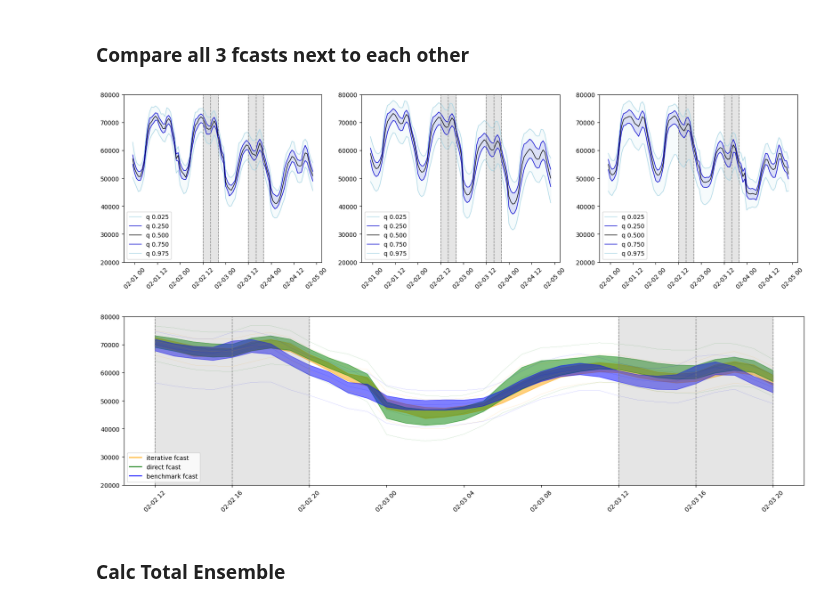
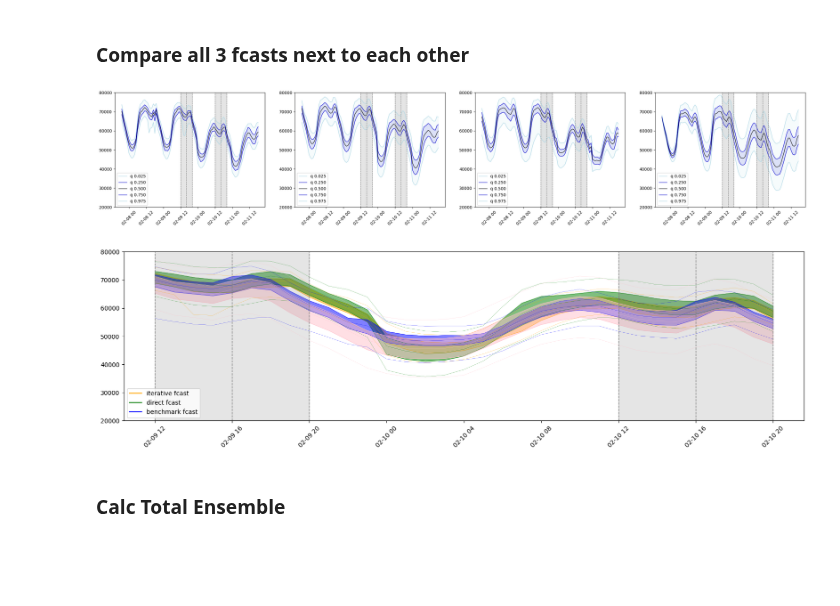
Before and after one commit to hikotei/2023_11-PTSFC, a Jupyter notebook: energy/2024_01_31 fcast pipeline v4.ipynb, the cells around one changed output. Cells and saved outputs as stored; diff of their text form; code cells hidden in the pictures; blank space fills up the shorter version.

Commit message:
fcast update

```diff
--- a/energy/2024_01_31 fcast pipeline v4.ipynb
+++ b/energy/2024_01_31 fcast pipeline v4.ipynb
@@ -154,0 +164,20 @@ with open(f'{path}/{train_start}_{train_end}_all_models_grad_boost.pickle', 'wb'
+# %%
+# = = = = = = = = = = = = = = = = = = = = = = = = = = = = = = = =
+# import trained models
+
+path = "C:/2023_11-PTSFC/submissions/2024_02_07"
+
+# get all files in directory that end with .pickle
+all_files = [file for file in os.listdir(path) if file.endswith(".pickle")]
+
+quant_reg_files = [file for file in all_files if "quant_reg" in file]
+grad_boost_files = [file for file in all_files if "grad_boost" in file]
+
+print(f"quant reg files: {quant_reg_files}")
+print(f"grad boost files: {grad_boost_files}")
+
+with open(f"{path}/{quant_reg_files[-1]}", "rb") as handle:
+    all_models_quant_reg = pickle.load(handle)
+
+with open(f"{path}/{grad_boost_files[-1]}", "rb") as handle:
+    all_models_grad_boost = pickle.load(handle)
@@ -164,8 +196,8 @@ print(f"first input dataframe from {start} to {end}")
 # this dataframe has values of past 7 days = last week
 # because in the first step we predict the next 12 hours
 # and we need the lagged values of last week for grad boost features
-df_energy_small = df_energy.loc[(df_energy.index > start) &
-                                (df_energy.index <= end)]
+df_energy_fcast_input_small = df_energy.loc[(df_energy.index > start) &
+                                            (df_energy.index <= end)]
 
 df_fcast_iter_all = pd.DataFrame()
 iterations = 4
@@ -181,8 +213,8 @@ print(f"> to be forecasted")
 for fcast_iter in range(iterations):
 
     if fcast_iter > 0:
-        df_energy_small = pd.concat((df_energy_small, df_ens_fcast_loop))
-        end = df_energy_small.index.max()
+        df_energy_fcast_input_small = pd.concat((df_energy_fcast_input_small, df_ens_fcast_loop))
+        end = df_energy_fcast_input_small.index.max()
         # print(f"new end timestamp: {end}")
 
     # add fcast index for next iteration_length hours
@@ -196,7 +228,7 @@ for fcast_iter in range(iterations):
     df_temp['timestamp_CET'] = fcast_timestamp_CET
 
     # add to dataframe as new rows with NaN values in gesamt column
-    df_fcast = pd.concat((df_energy_small, df_temp))
+    df_fcast = pd.concat((df_energy_fcast_input_small, df_temp))
 
     # use data from last week for features
     # take only the last iteration_length rows
@@ -506,59 +538,64 @@ df_mstl_fcast.index = df_benchmark.index
 # dict_benchmark_fcast['linear']
 # df_quant_reg_direct_fcast
 
-fcasts = [df_iter_fcast_all_fixed, df_quant_reg_direct_fcast, dict_benchmark_fcast['linear']]
-fig = plt.figure(figsize=(20,5))
+fcasts = [df_iter_fcast_all_fixed,
+          df_quant_reg_direct_fcast,
+          dict_benchmark_fcast['linear'],
+          df_mstl_fcast]
+
+fig = plt.figure(figsize=(30,5))
 x_range = pd.date_range(start=subm_timestamps[0], end=subm_timestamps[-1], freq='H')
 
 for fcast_idx, fcast in enumerate(fcasts):
 
     # fcast = fcast.loc[fcast['timestamp_CET'].isin(x_range),:]
-    ax = fig.add_subplot(1, 3, fcast_idx+1)
+    ax = fig.add_subplot(1, len(fcasts), fcast_idx+1)
 
     cols = ['temp', 'lightblue', 'mediumblue', 'black', 'mediumblue', 'lightblue']
 
     for idx, quantile in enumerate(fcast.columns):
         if 'timestamp' in quantile:
             continue # skip timestamp column
         y_pred = fcast[quantile]
         ax.plot(fcast['timestamp_CET'], y_pred, label=f'{quantile}', lw=1, alpha=1, color=cols[idx])
 
     ax.fill_between(fcast['timestamp_CET'], fcast['q 0.025'], fcast['q 0.975'], color='lightblue', alpha=0.1)
     ax.fill_between(fcast['timestamp_CET'], fcast['q 0.250'], fcast['q 0.750'], color='mediumblue', alpha=0.1)
 
     ax.axvspan(subm_timestamps[0], subm_timestamps[2], alpha=0.2, color='grey')
     ax.axvspan(subm_timestamps[3], subm_timestamps[5], alpha=0.2, color='grey')
 
     # for timestamp in submission idx, make vertical line
     for timestamp in subm_timestamps:
         ax.axvline(timestamp, color='grey', linestyle='--', lw=1)
 
     # rotate x ticks
     for tick in ax.get_xticklabels():
         tick.set_rotation(45)
     ax.set_ylim(20_000, 80_000)
     ax.legend()
 
 plt.show()
 # %% [output]
-[figure, old version]
+[figure, new version]
 # %%
 fig, ax = plt.subplots(figsize=(20, 5))
-cols = ['orange', 'green', 'blue']
+cols = ['orange', 'green', 'blue', 'pink']
 
 for fcast_idx, fcast in enumerate(fcasts):
     fcast = fcast.loc[fcast['timestamp_CET'].isin(x_range), :]
 
+    # plot each fcast quantile
     for idx, quantile in enumerate(fcast.columns):
         if 'timestamp' in quantile:
             continue  # skip timestamp column
         y_pred = fcast[quantile]
-        ax.plot(fcast['timestamp_CET'], y_pred, lw=0.1, alpha=1, color=cols[fcast_idx])
+        ax.plot(fcast['timestamp_CET'], y_pred, lw=0.2, alpha=1, color=cols[fcast_idx])
 
     # ax.fill_between(fcast['timestamp_CET'], fcast['q 0.025'], fcast['q 0.975'], color=cols[fcast_idx], alpha=0.2)
     ax.fill_between(fcast['timestamp_CET'], fcast['q 0.250'], fcast['q 0.750'], color=cols[fcast_idx], alpha=0.5)
 
-# Add vertical spans and lines as per your original code
+# add grey background for submission horizons
 ax.axvspan(subm_timestamps[0], subm_timestamps[2], alpha=0.2, color='grey')
 ax.axvspan(subm_timestamps[3], subm_timestamps[5], alpha=0.2, color='grey')
 
@@ -578,7 +615,7 @@ ax.legend(loc='lower left')
 ax.set_ylim(20_000, 80_000)
 plt.show()
 # %% [output]
-[figure, old version]
+[figure, new version]
 # %% [markdown]
 ### Calc Total Ensemble
 # %%
```
Also changed, not shown: parts of 15 cells of this notebook, 10 other files.
